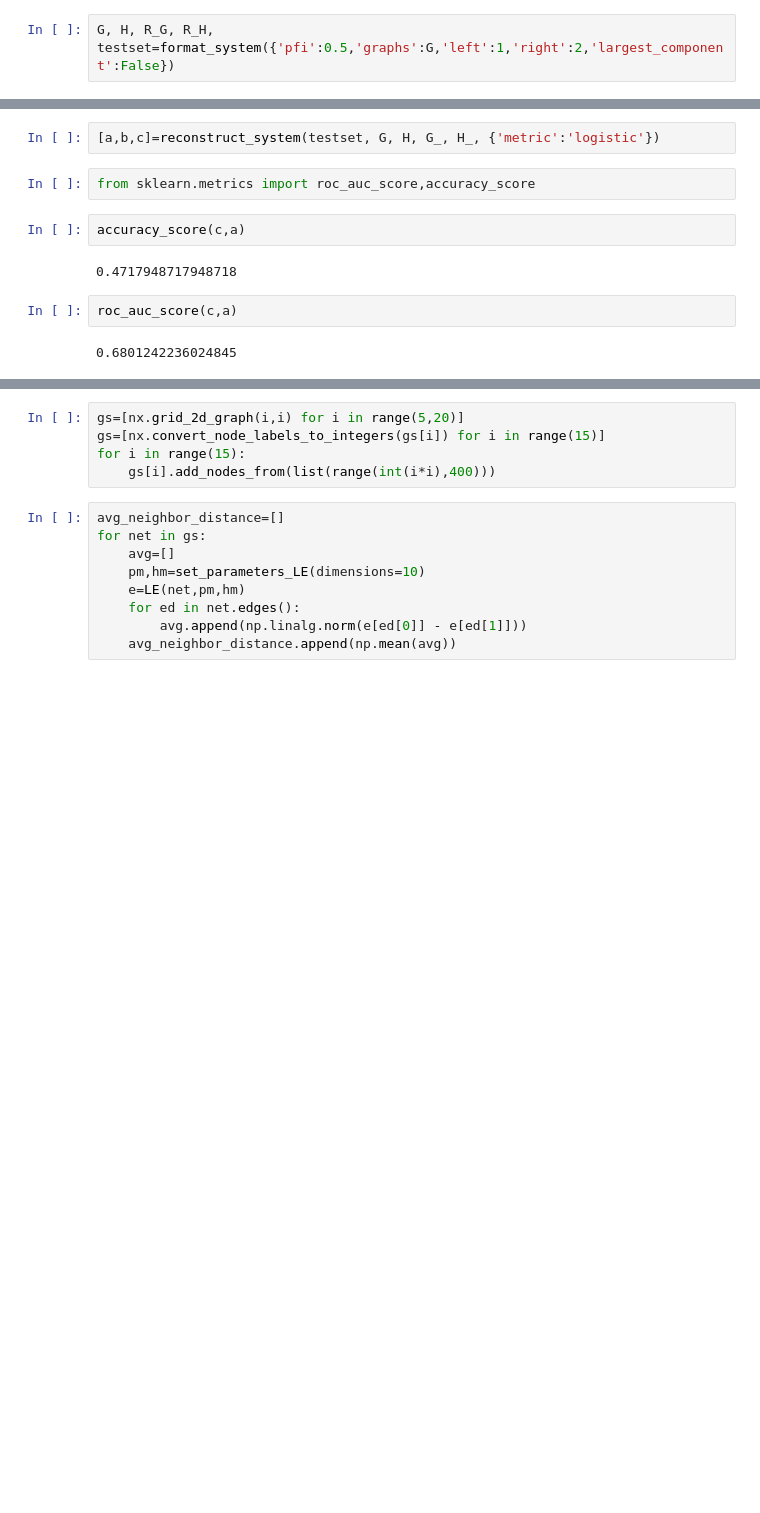
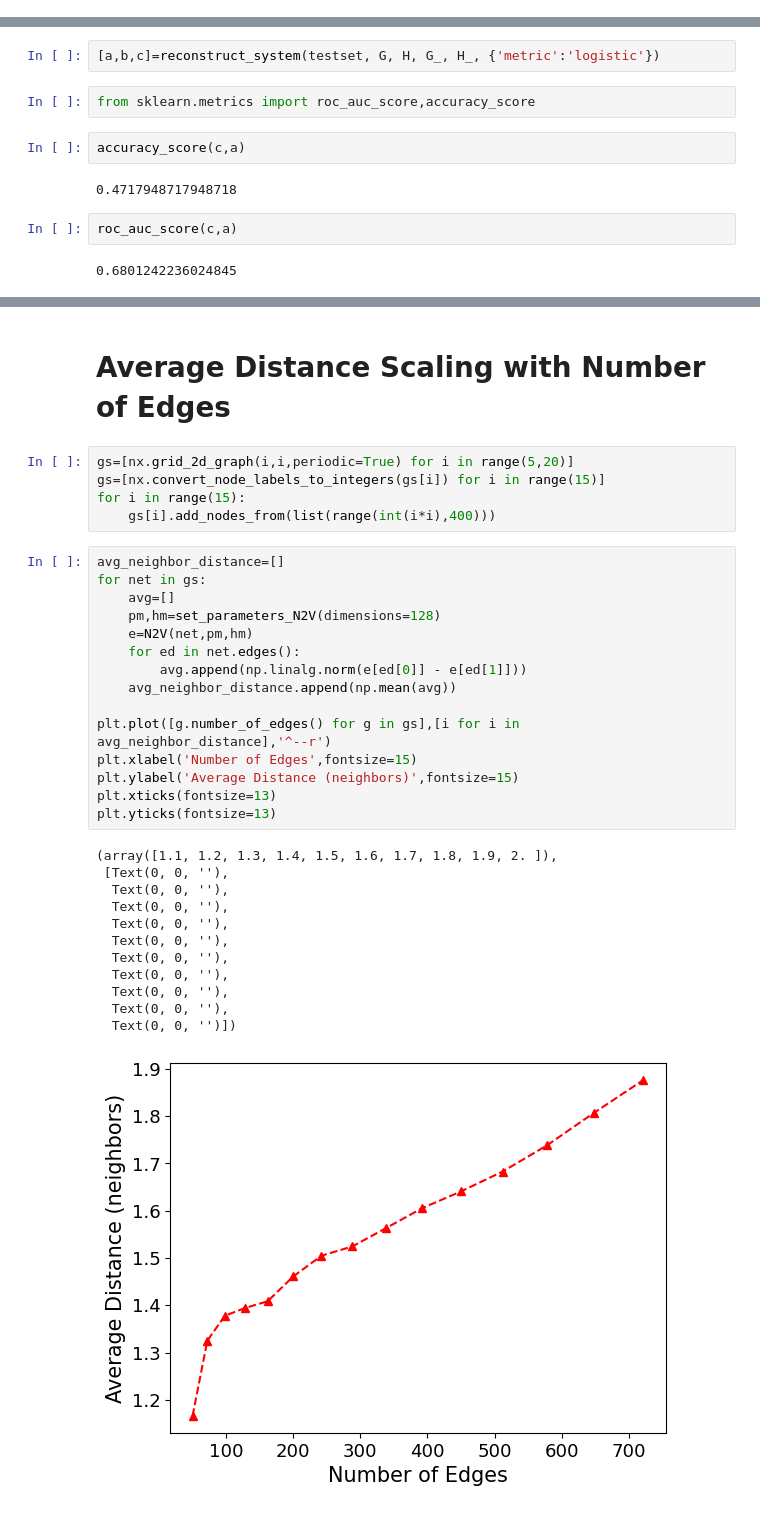
Before and after one commit to kaiser-dan/proj_naive-embedded-reconstruction, a Jupyter notebook: notebooks/ex/SP_n2v_Exp1.ipynb, the cells around one changed output, grey strips where cells are left out. Saved outputs shown, nothing was run; the diff lists cells and outputs as text; blank space fills up the shorter version.

```diff
--- a/notebooks/ex/SP_n2v_Exp1.ipynb
+++ b/notebooks/ex/SP_n2v_Exp1.ipynb
@@ -315,2 +353,0 @@ def reconstruct_system(testset, G, H, G_, H_, params):
-# %%
-G, H, R_G, R_H, testset=format_system({'pfi':0.5,'graphs':G,'left':1,'right':2,'largest_component':False})
@@ -361,17 +400,38 @@ testset
+# %% [markdown]
+# Average Distance Scaling with Number of Edges
 # %%
-gs=[nx.grid_2d_graph(i,i) for i in range(5,20)]
+gs=[nx.grid_2d_graph(i,i,periodic=True) for i in range(5,20)]
 gs=[nx.convert_node_labels_to_integers(gs[i]) for i in range(15)]
 for i in range(15):
     gs[i].add_nodes_from(list(range(int(i*i),400)))
 # %%
 avg_neighbor_distance=[]
 for net in gs:
     avg=[]
-    pm,hm=set_parameters_LE(dimensions=10)
-    e=LE(net,pm,hm)
+    pm,hm=set_parameters_N2V(dimensions=128)
+    e=N2V(net,pm,hm)
     for ed in net.edges():
         avg.append(np.linalg.norm(e[ed[0]] - e[ed[1]]))
     avg_neighbor_distance.append(np.mean(avg))
+
+plt.plot([g.number_of_edges() for g in gs],[i for i in avg_neighbor_distance],'^--r')
+plt.xlabel('Number of Edges',fontsize=15)
+plt.ylabel('Average Distance (neighbors)',fontsize=15)
+plt.xticks(fontsize=13)
+plt.yticks(fontsize=13)
+# %% [output]
+(array([1.1, 1.2, 1.3, 1.4, 1.5, 1.6, 1.7, 1.8, 1.9, 2. ]),
+ [Text(0, 0, ''),
+  Text(0, 0, ''),
+  Text(0, 0, ''),
+  Text(0, 0, ''),
+  Text(0, 0, ''),
+  Text(0, 0, ''),
+  Text(0, 0, ''),
+  Text(0, 0, ''),
+  Text(0, 0, ''),
+  Text(0, 0, '')])
+[figure, added]
 # %%
 plt.plot([g.number_of_edges() for g in gs],[i for i in avg_neighbor_distance],'^--r')
 plt.xlabel('Number of Edges',fontsize=15)
```
Also changed, not shown: parts of 17 cells of this notebook.
